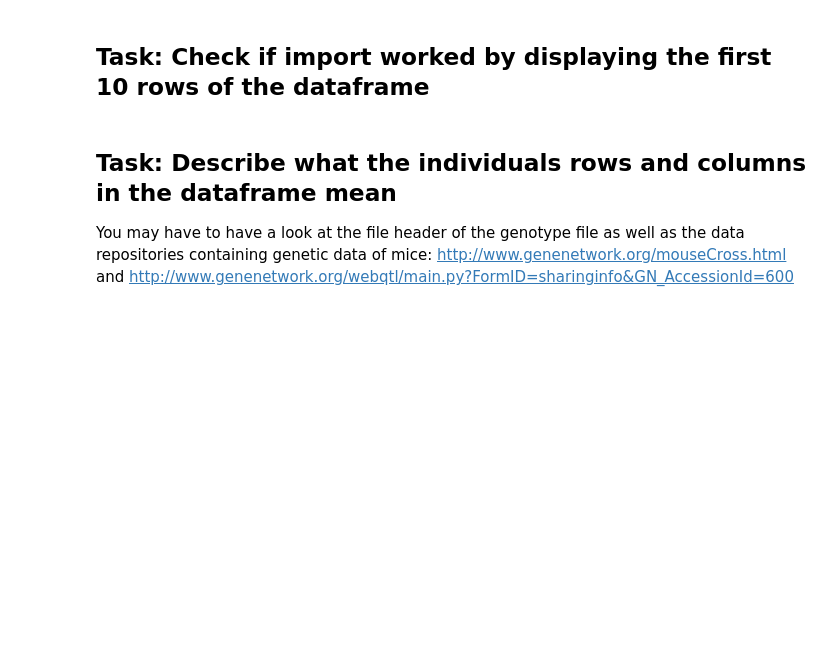
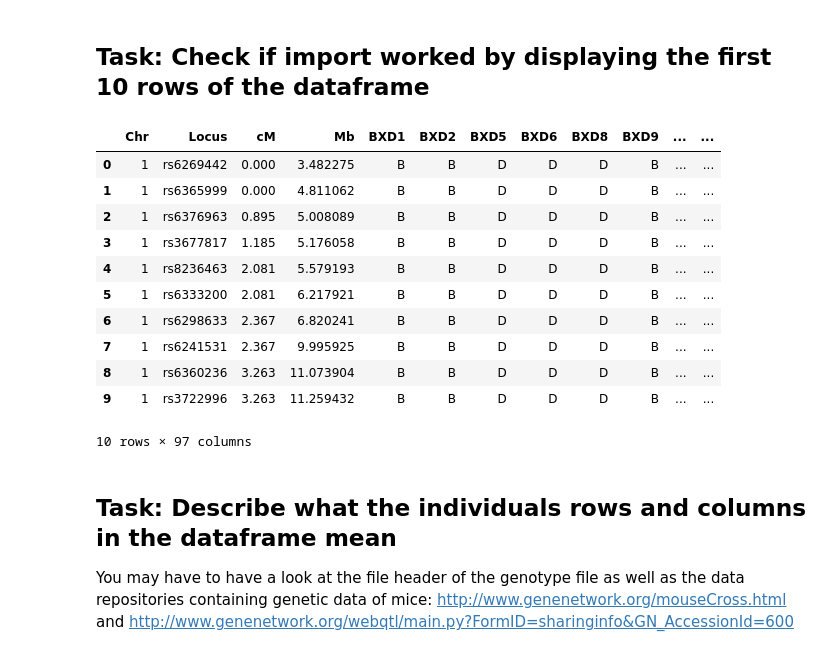
Before and after one commit to Osrip/Integrated_Bioinformatics, a Jupyter notebook: IntegratedBioinformatics/notebooks/Day2_Exploratory_Analysis.ipynb, the cells around one changed output. Drawn from its saved outputs; the diff is of its cells as text; code cells hidden in the pictures; blank space fills up the shorter version.

```diff
--- a/IntegratedBioinformatics/notebooks/Day2_Exploratory_Analysis.ipynb
+++ b/IntegratedBioinformatics/notebooks/Day2_Exploratory_Analysis.ipynb
@@ -44,8 +59,26 @@ The mouse genotype data is provided as a tab-delimited text file.
 ## Task: Load genotype file into a pandas dataframe using the correct read function
 # %% [markdown]
 The supplementary file aad0189_DataFileS4.txt corresponds to BXD_3000.geno and BXD.geno on [genenetwork.org](http://www.genenetwork.org/webqtl/main.py?FormID=sharinginfo&GN_AccessionId=600). BXD17000 on the other hand contains roughly 17000 markers.
+# %%
+geno = pd.read_csv('Day2_Files\\aad0189_DataFileS4.txt', delimiter = '\t', header = 6)
+# comment = @ would work as well instead of
 # %% [markdown]
 ## Task: Check if import worked by displaying the first 10 rows of the dataframe
+# %%
+geno.iloc[0:10]
+# %% [output]
+|  | Chr | Locus | cM | Mb | BXD1 | BXD2 | BXD5 | BXD6 | BXD8 | BXD9 | ... | ... |
+| 0 | 1 | rs6269442 | 0.000 | 3.482275 | B | B | D | D | D | B | ... | ... |
+| 1 | 1 | rs6365999 | 0.000 | 4.811062 | B | B | D | D | D | B | ... | ... |
+| 2 | 1 | rs6376963 | 0.895 | 5.008089 | B | B | D | D | D | B | ... | ... |
+| 3 | 1 | rs3677817 | 1.185 | 5.176058 | B | B | D | D | D | B | ... | ... |
+| 4 | 1 | rs8236463 | 2.081 | 5.579193 | B | B | D | D | D | B | ... | ... |
+| 5 | 1 | rs6333200 | 2.081 | 6.217921 | B | B | D | D | D | B | ... | ... |
+| 6 | 1 | rs6298633 | 2.367 | 6.820241 | B | B | D | D | D | B | ... | ... |
+| 7 | 1 | rs6241531 | 2.367 | 9.995925 | B | B | D | D | D | B | ... | ... |
+| 8 | 1 | rs6360236 | 3.263 | 11.073904 | B | B | D | D | D | B | ... | ... |
+| 9 | 1 | rs3722996 | 3.263 | 11.259432 | B | B | D | D | D | B | ... | ... |
+10 rows × 97 columns
 # %% [markdown]
 ## Task: Describe what the individuals rows and columns in the dataframe mean
 You may have to have a look at the file header of the genotype file as well as the data repositories containing genetic data of mice: http://www.genenetwork.org/mouseCross.html and http://www.genenetwork.org/webqtl/main.py?FormID=sharinginfo&GN_AccessionId=600
```
Also changed, not shown: parts of 7 cells of this notebook.
